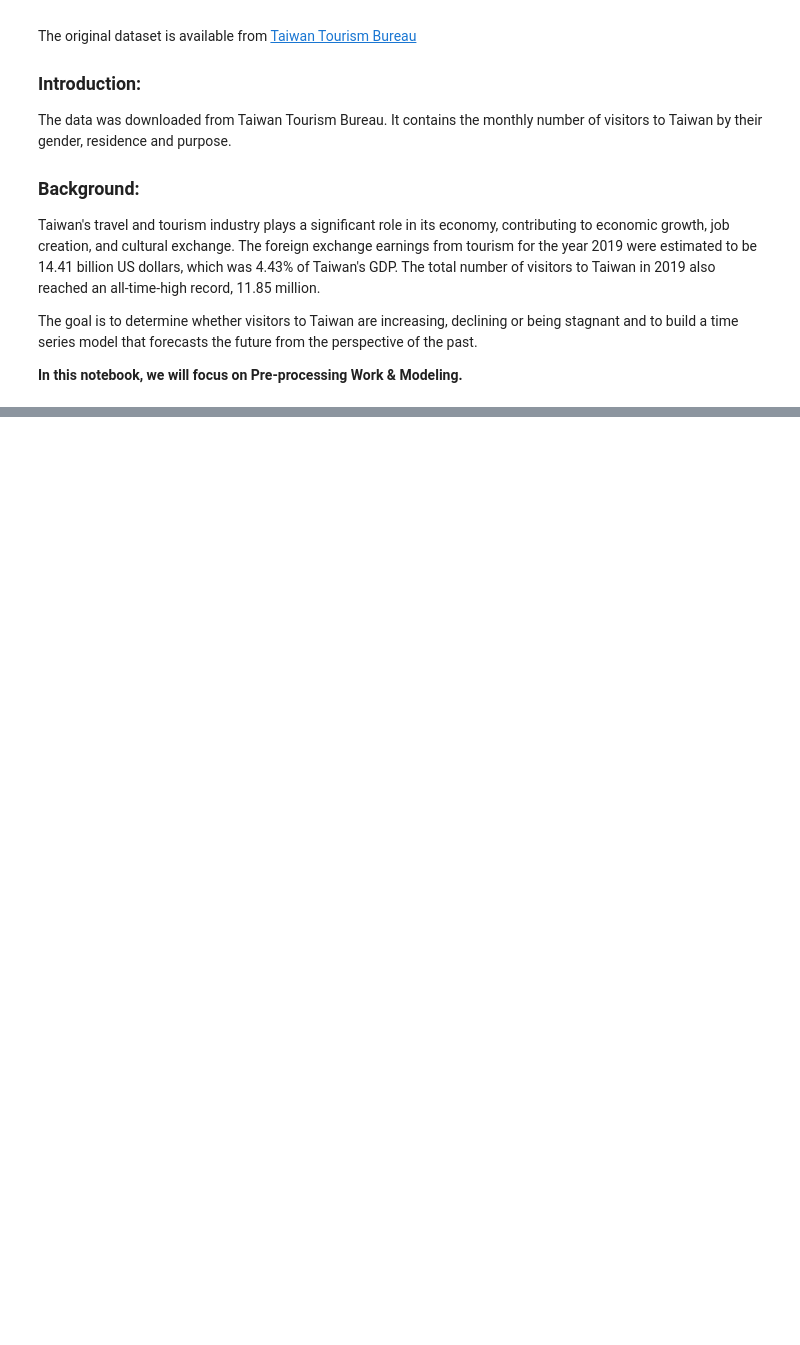
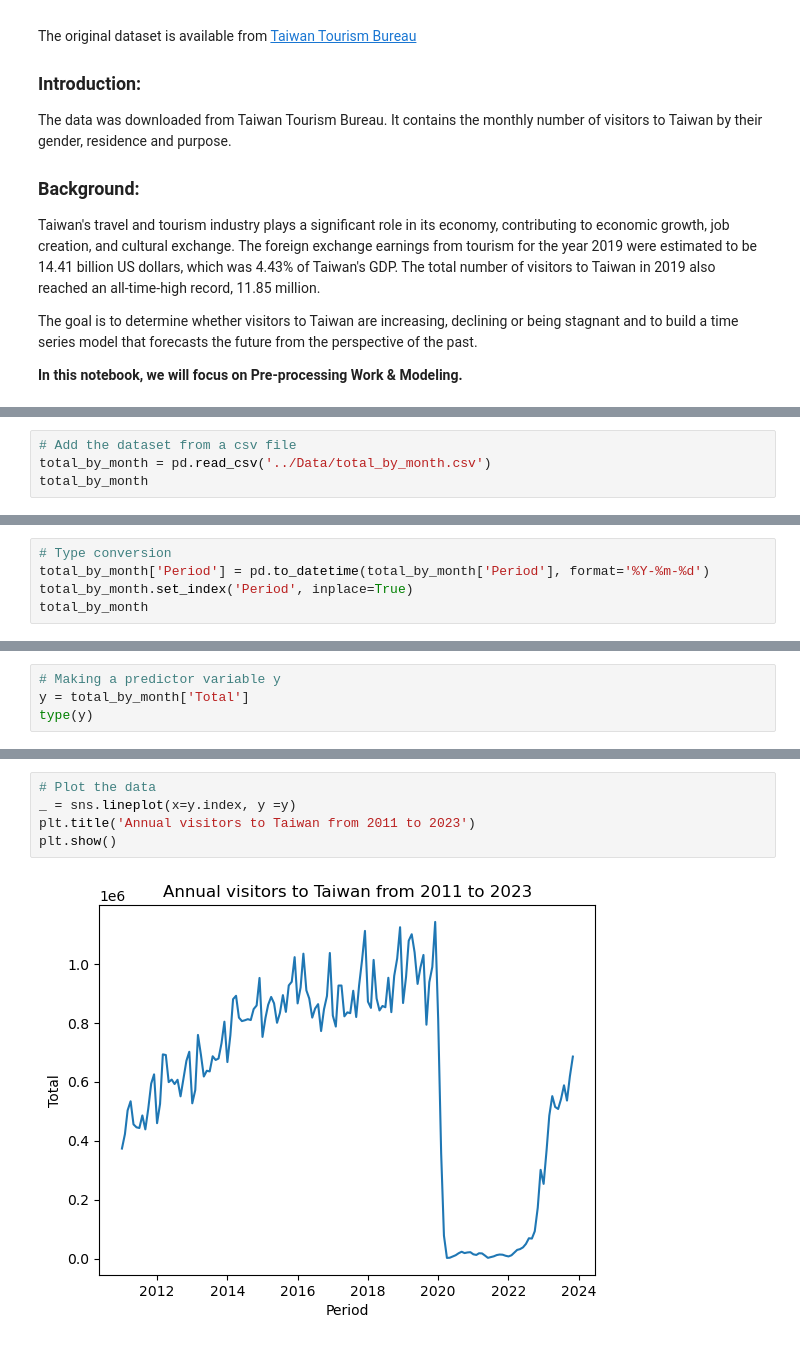
Before and after one commit to sonic64/Time-series-forecasting-using-ARIMA-and-PyCaret, a Jupyter notebook: Notebooks/27.1.1_Capstone 3_Pre-processing Work & Modeling.ipynb, the cells around one changed output, grey strips where cells are left out. Cells and saved outputs as stored; diff of their text form; blank space fills up the shorter version.

```diff
--- a/Notebooks/27.1.1_Capstone 3_Pre-processing Work & Modeling.ipynb
+++ b/Notebooks/27.1.1_Capstone 3_Pre-processing Work & Modeling.ipynb
@@ -19,2 +20,6 @@ import numpy as np
 import matplotlib.pyplot as plt
 import seaborn as sns
+# %%
+# Add the dataset from a csv file
+total_by_month = pd.read_csv('../Data/total_by_month.csv')
+total_by_month
@@ -20,0 +55,5 @@ import seaborn as sns
+# %%
+# Type conversion
+total_by_month['Period'] = pd.to_datetime(total_by_month['Period'], format='%Y-%m-%d')
+total_by_month.set_index('Period', inplace=True)
+total_by_month
@@ -20,0 +75,4 @@ import seaborn as sns
+# %%
+# Making a predictor variable y
+y = total_by_month['Total']
+type(y)
@@ -20,0 +94,7 @@ import seaborn as sns
+# %%
+# Plot the data
+_ = sns.lineplot(x=y.index, y =y)
+plt.title('Annual visitors to Taiwan from 2011 to 2023')
+plt.show()
+# %% [output]
+[figure, added]
```
Also changed, not shown: parts of 46 cells of this notebook, 2 other files.
